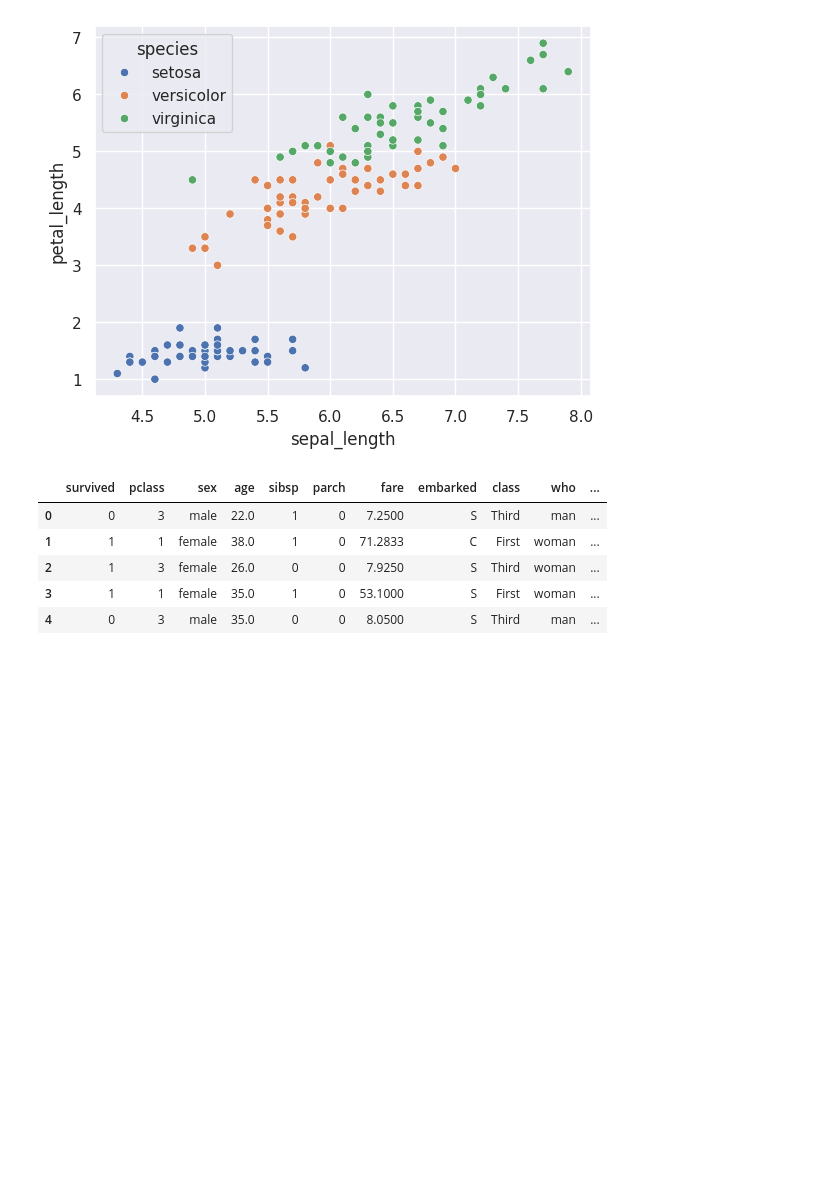
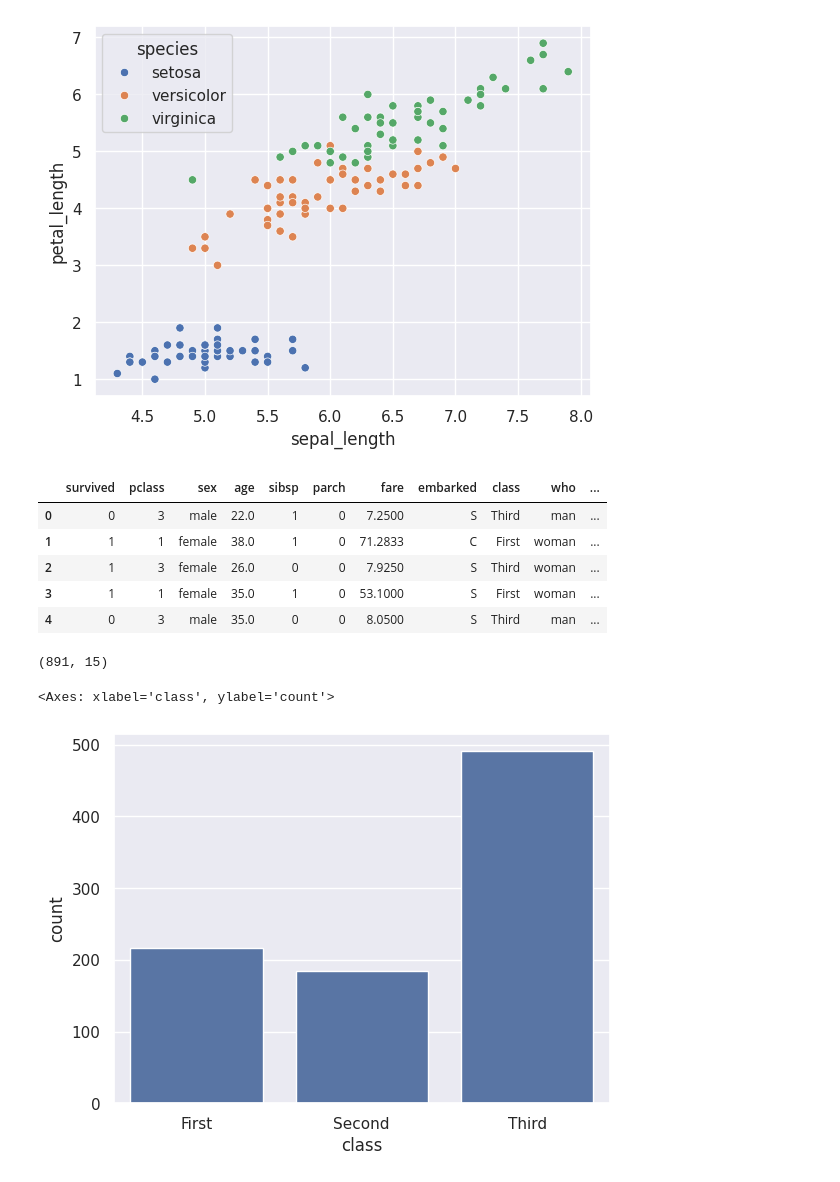
Before and after one commit to Crocodyll1/Machine-Learning, a Jupyter notebook: Seaborn.ipynb, the cells around one changed output. Saved outputs shown, nothing was run; the diff lists cells and outputs as text; code cells hidden in the pictures; blank space fills up the shorter version.

Commit message:
cleaning Titanic data and plotting bar graph

```diff
--- a/Seaborn.ipynb
+++ b/Seaborn.ipynb
@@ -66,3 +66,12 @@ titanic.head()
 | 2 | 1 | 3 | female | 26.0 | 0 | 0 | 7.9250 | S | Third | woman | ... |
 | 3 | 1 | 1 | female | 35.0 | 1 | 0 | 53.1000 | S | First | woman | ... |
 | 4 | 0 | 3 | male | 35.0 | 0 | 0 | 8.0500 | S | Third | man | ... |
+# %%
+titanic.shape
+# %% [output]
+(891, 15)
+# %%
+sns.countplot(x = 'class', data = titanic)
+# %% [output]
+<Axes: xlabel='class', ylabel='count'>
+[figure, added]
```
